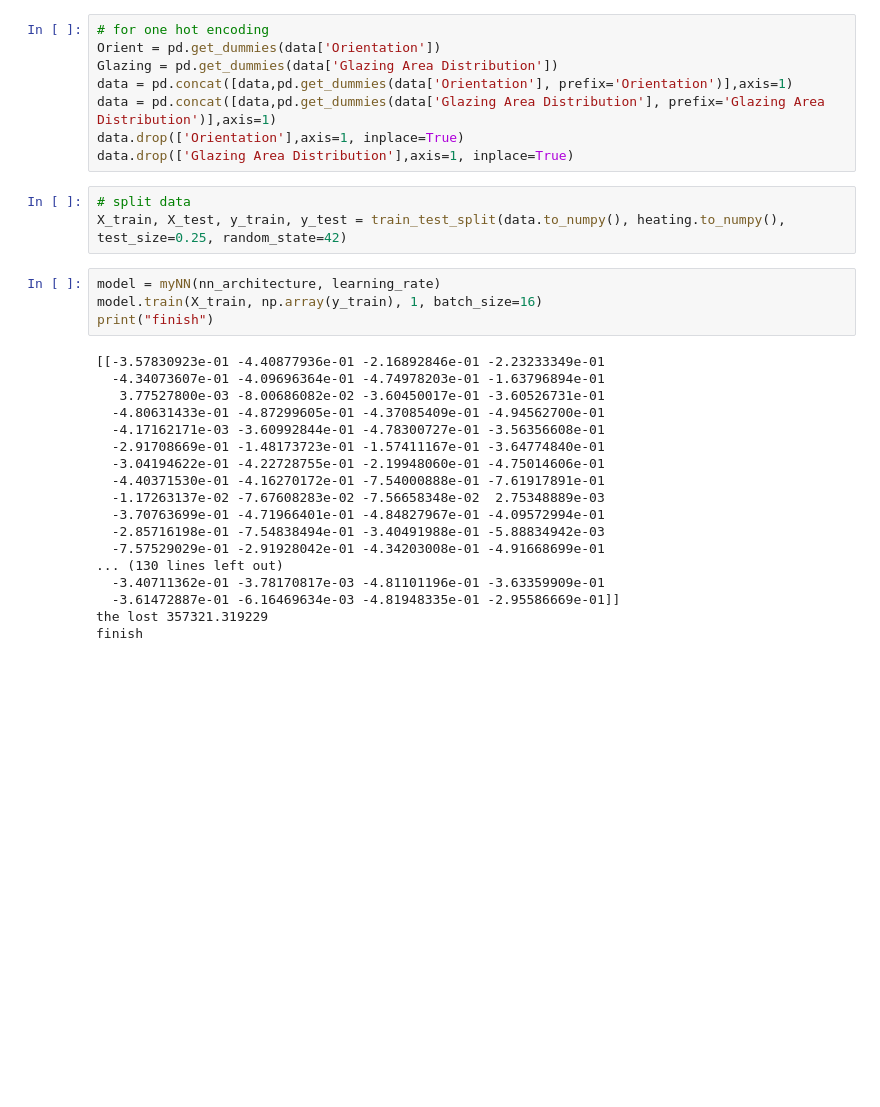
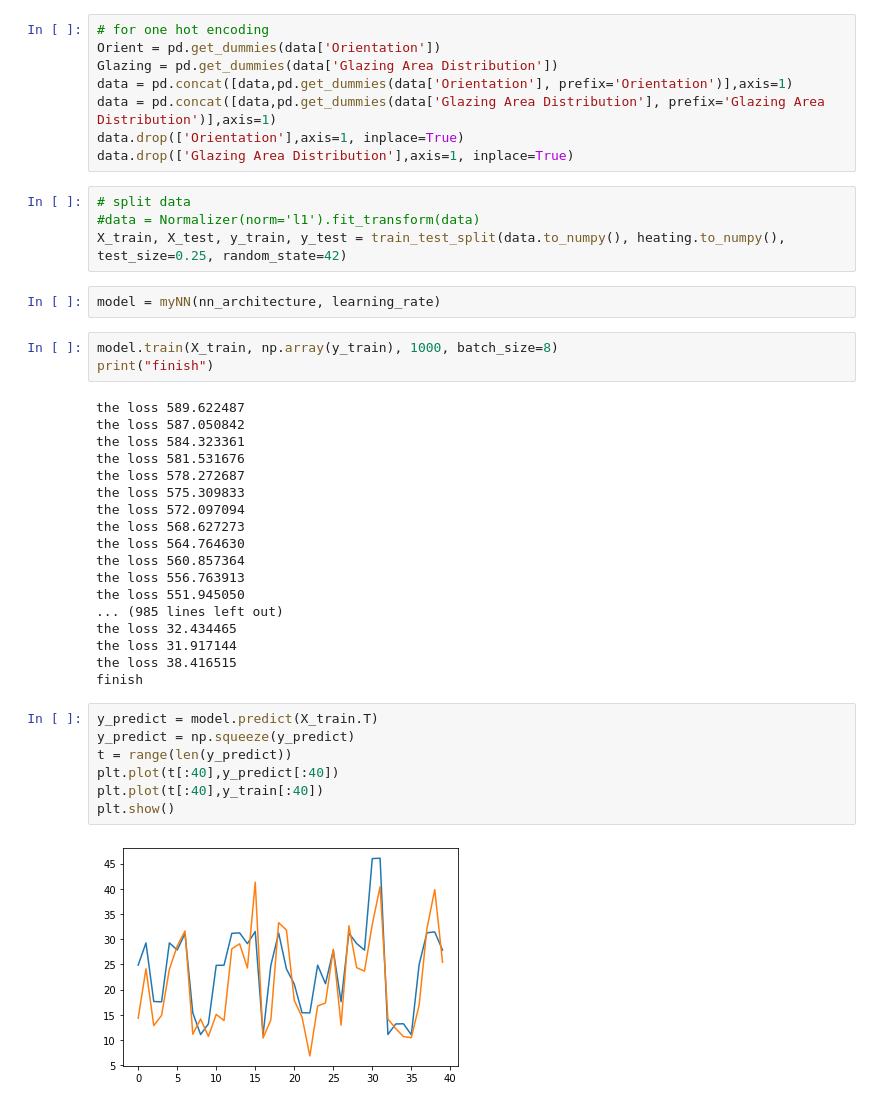
Before and after one commit to lovemachune/DeepLearning, a Jupyter notebook: Hw1/Hw1.ipynb, the cells around one changed output. Saved outputs shown, nothing was run; the diff lists cells and outputs as text; blank space fills up the shorter version.

```diff
--- a/Hw1/Hw1.ipynb
+++ b/Hw1/Hw1.ipynb
@@ -176,29 +179,40 @@ data.drop(['Orientation'],axis=1, inplace=True)
 data.drop(['Glazing Area Distribution'],axis=1, inplace=True)
 # %%
 # split data
+#data = Normalizer(norm='l1').fit_transform(data)
 X_train, X_test, y_train, y_test = train_test_split(data.to_numpy(), heating.to_numpy(), test_size=0.25, random_state=42)
+# %%
+model = myNN(nn_architecture, learning_rate)
 # %%
-model = myNN(nn_architecture, learning_rate)
-model.train(X_train, np.array(y_train), 1, batch_size=16)
+model.train(X_train, np.array(y_train), 1000, batch_size=8)
 print("finish")
 # %% [output]
-[[-3.57830923e-01 -4.40877936e-01 -2.16892846e-01 -2.23233349e-01
-  -4.34073607e-01 -4.09696364e-01 -4.74978203e-01 -1.63796894e-01
-   3.77527800e-03 -8.00686082e-02 -3.60450017e-01 -3.60526731e-01
-  -4.80631433e-01 -4.87299605e-01 -4.37085409e-01 -4.94562700e-01
-  -4.17162171e-03 -3.60992844e-01 -4.78300727e-01 -3.56356608e-01
-  -2.91708669e-01 -1.48173723e-01 -1.57411167e-01 -3.64774840e-01
-  -3.04194622e-01 -4.22728755e-01 -2.19948060e-01 -4.75014606e-01
-  -4.40371530e-01 -4.16270172e-01 -7.54000888e-01 -7.61917891e-01
-  -1.17263137e-02 -7.67608283e-02 -7.56658348e-02  2.75348889e-03
-  -3.70763699e-01 -4.71966401e-01 -4.84827967e-01 -4.09572994e-01
-  -2.85716198e-01 -7.54838494e-01 -3.40491988e-01 -5.88834942e-03
-  -7.57529029e-01 -2.91928042e-01 -4.34203008e-01 -4.91668699e-01
-... (130 lines left out)
-  -3.40711362e-01 -3.78170817e-03 -4.81101196e-01 -3.63359909e-01
-  -3.61472887e-01 -6.16469634e-03 -4.81948335e-01 -2.95586669e-01]]
-the lost 357321.319229
+the loss 589.622487
+the loss 587.050842
+the loss 584.323361
+the loss 581.531676
+the loss 578.272687
+the loss 575.309833
+the loss 572.097094
+the loss 568.627273
+the loss 564.764630
+the loss 560.857364
+the loss 556.763913
+the loss 551.945050
+... (985 lines left out)
+the loss 32.434465
+the loss 31.917144
+the loss 38.416515
 finish
+# %%
+y_predict = model.predict(X_train.T)
+y_predict = np.squeeze(y_predict)
+t = range(len(y_predict))
+plt.plot(t[:40],y_predict[:40])
+plt.plot(t[:40],y_train[:40])
+plt.show()
+# %% [output]
+[figure, added]
 # %%
 y_predict = model.predict(X_test.T)
 y_predict = np.squeeze(y_predict)
```
Also changed, not shown: parts of 7 cells of this notebook, 1 other file.
